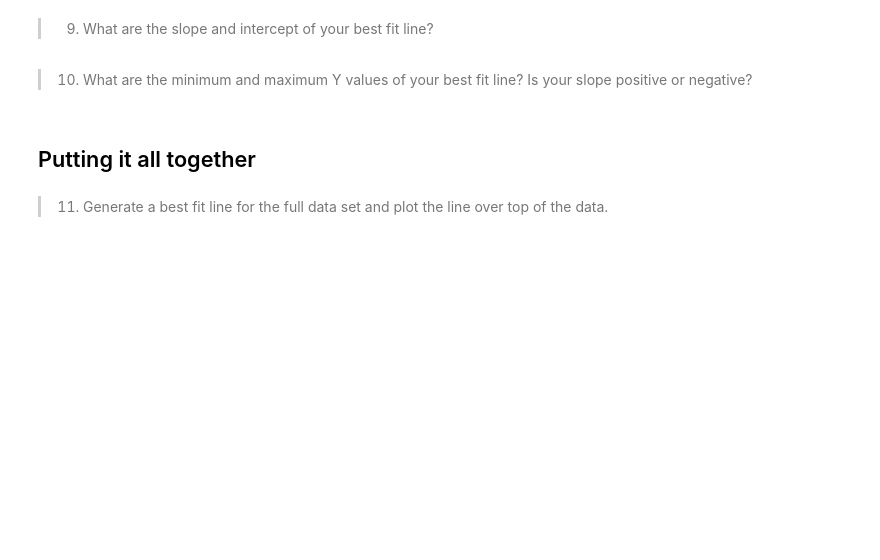
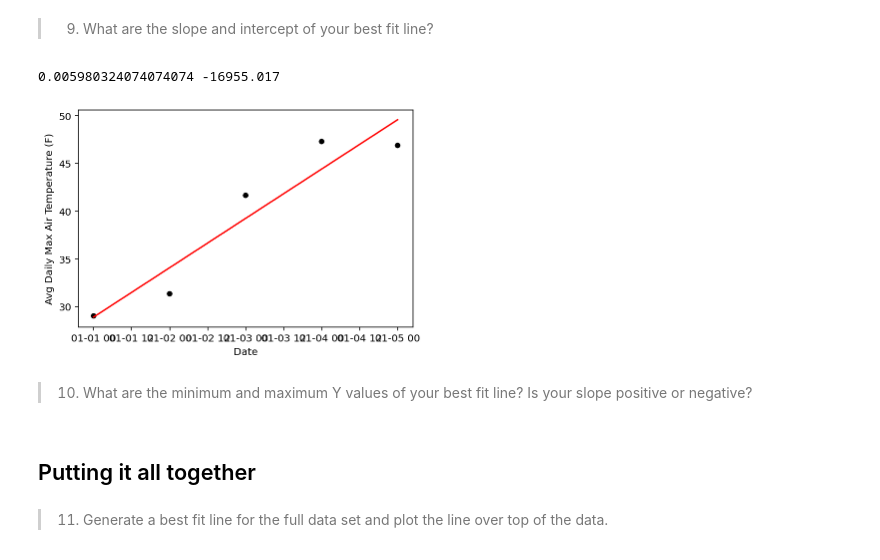
Before and after one commit to shelbym98/ds_1300_notebooks, a Jupyter notebook: work/03_assignment.ipynb, the cells around one changed output. Cells and saved outputs as stored; diff of their text form; code cells hidden in the pictures; blank space fills up the shorter version.

```diff
--- a/work/03_assignment.ipynb
+++ b/work/03_assignment.ipynb
@@ -180,5 +197,30 @@ plt.show()
 # %% [markdown]
 >9) What are the slope and intercept of your best fit line?
+# %%
+def lin_reg(x,y):
+    # Calculate the average x and y
+    x_avg = np.mean(x)
+    y_avg = np.mean(y)
+
+    num = 0
+    den = 0
+    for i in range(len(x)): # This represents our sums
+        num = num + (x[i] - x_avg)*(y[i] - y_avg) # Our numerator
+        den = den + (x[i] - x_avg)**2 # Our denominator
+    # Calculate slope
+    m = num / den
+    # Calculate intercept
+    b = y_avg - m*x_avg
+    df_sub.plot.scatter(x='Date', y='Avg Daily Max Air Temperature (F)',c=df_sub['color'])
+    plt.plot([min(df_sub['Date'].values), max(df_sub['Date'].values)], [min(Y_pred), max(Y_pred)], color='red') # best fit line
+    slop = print (m, b)
+
+    return slop
+# %%
+slop = lin_reg(X,Y)
+# %% [output]
+0.005980324074074074 -16955.017
+[figure, added]
 # %% [markdown]
 >10) What are the minimum and maximum Y values of your best fit line? Is your slope positive or negative?
 # %% [markdown]
```
Also changed, not shown: parts of 10 cells of this notebook.
